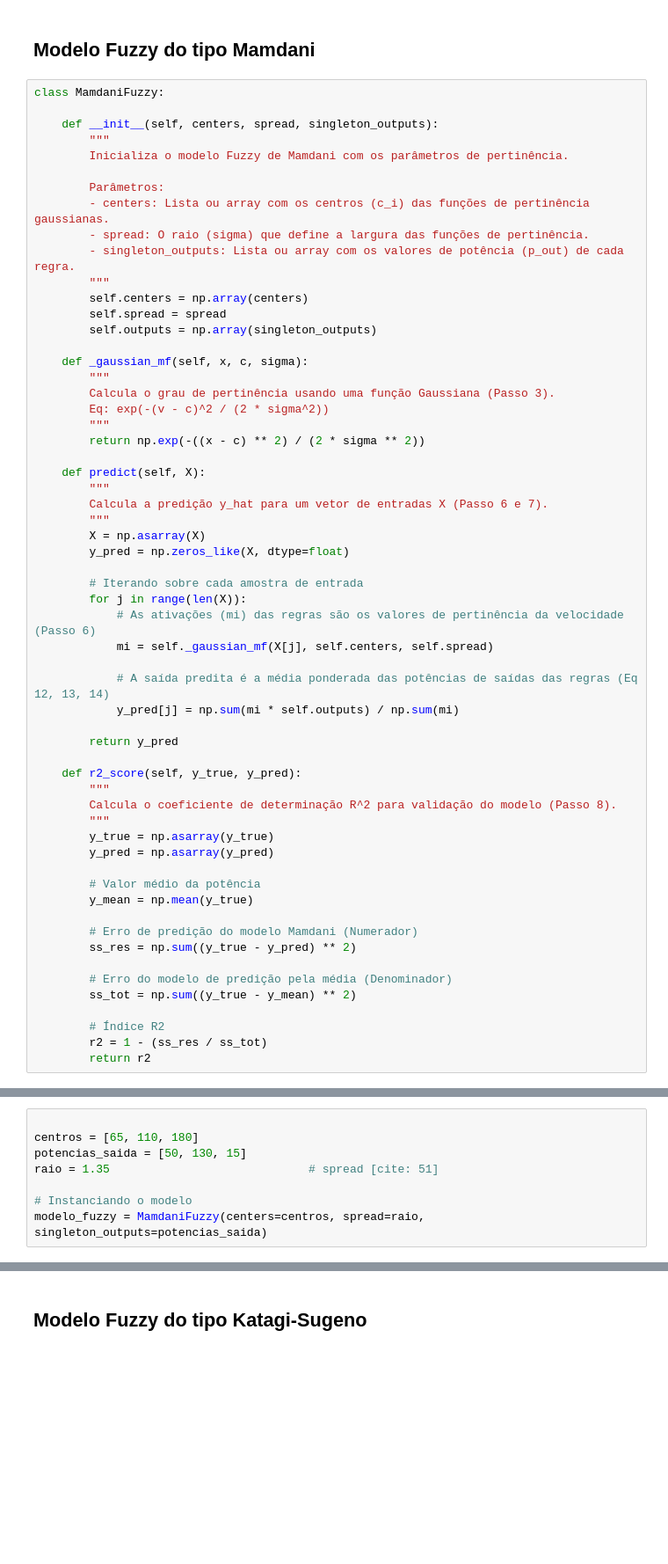
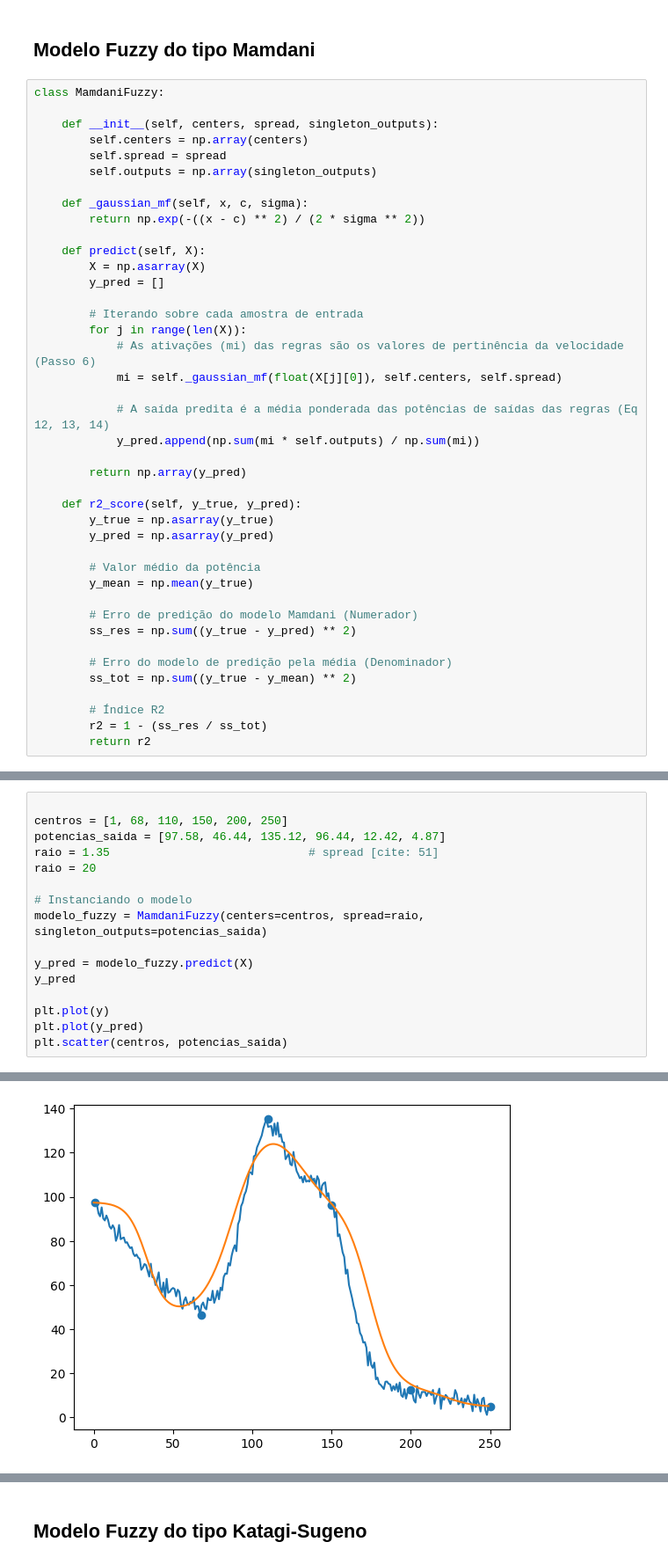
Before and after one commit to LuisFelipeCSouza/inteligencia-computacional-aplicada, a Jupyter notebook: notebooks/trabalho-1.ipynb, the cells around one changed output, grey strips where cells are left out. Shown at 88% size. Saved outputs shown, nothing was run; the diff lists cells and outputs as text; blank space fills up the shorter version.

```diff
--- a/notebooks/trabalho-1.ipynb
+++ b/notebooks/trabalho-1.ipynb
@@ -117,46 +76,28 @@ class PiecewiseLinearRegression:
 class MamdaniFuzzy:
 
     def __init__(self, centers, spread, singleton_outputs):
-        """
-        Inicializa o modelo Fuzzy de Mamdani com os parâmetros de pertinência.
-
-        Parâmetros:
-        - centers: Lista ou array com os centros (c_i) das funções de pertinência gaussianas.
-        - spread: O raio (sigma) que define a largura das funções de pertinência.
-        - singleton_outputs: Lista ou array com os valores de potência (p_out) de cada regra.
-        """
         self.centers = np.array(centers)
         self.spread = spread
         self.outputs = np.array(singleton_outputs)
 
     def _gaussian_mf(self, x, c, sigma):
-        """
-        Calcula o grau de pertinência usando uma função Gaussiana (Passo 3).
-        Eq: exp(-(v - c)^2 / (2 * sigma^2))
-        """
         return np.exp(-((x - c) ** 2) / (2 * sigma ** 2))
 
     def predict(self, X):
-        """
-        Calcula a predição y_hat para um vetor de entradas X (Passo 6 e 7).
-        """
         X = np.asarray(X)
-        y_pred = np.zeros_like(X, dtype=float)
+        y_pred = []
 
         # Iterando sobre cada amostra de entrada
         for j in range(len(X)):
             # As ativações (mi) das regras são os valores de pertinência da velocidade (Passo 6)
-            mi = self._gaussian_mf(X[j], self.centers, self.spread)
+            mi = self._gaussian_mf(float(X[j][0]), self.centers, self.spread)
 
             # A saída predita é a média ponderada das potências de saídas das regras (Eq 12, 13, 14)
-            y_pred[j] = np.sum(mi * self.outputs) / np.sum(mi)
+            y_pred.append(np.sum(mi * self.outputs) / np.sum(mi))
 
-        return y_pred
+        return np.array(y_pred)
 
     def r2_score(self, y_true, y_pred):
-        """
-        Calcula o coeficiente de determinação R^2 para validação do modelo (Passo 8).
-        """
         y_true = np.asarray(y_true)
         y_pred = np.asarray(y_pred)
 
@@ -215,9 +116,17 @@ plt.legend()
 # %%
 
-centros = [65, 110, 180]
-potencias_saida = [50, 130, 15]
+centros = [1, 68, 110, 150, 200, 250]
+potencias_saida = [97.58, 46.44, 135.12, 96.44, 12.42, 4.87]
 raio = 1.35                             # spread [cite: 51]
+raio = 20
 
 # Instanciando o modelo
 modelo_fuzzy = MamdaniFuzzy(centers=centros, spread=raio, singleton_outputs=potencias_saida)
+
+y_pred = modelo_fuzzy.predict(X)
+y_pred
+
+plt.plot(y)
+plt.plot(y_pred)
+plt.scatter(centros, potencias_saida)
 # %% [output]
@@ -240,0 +134 @@ array([[  1.],
+[figure, added]
```
Also changed, not shown: parts of 12 cells of this notebook.
